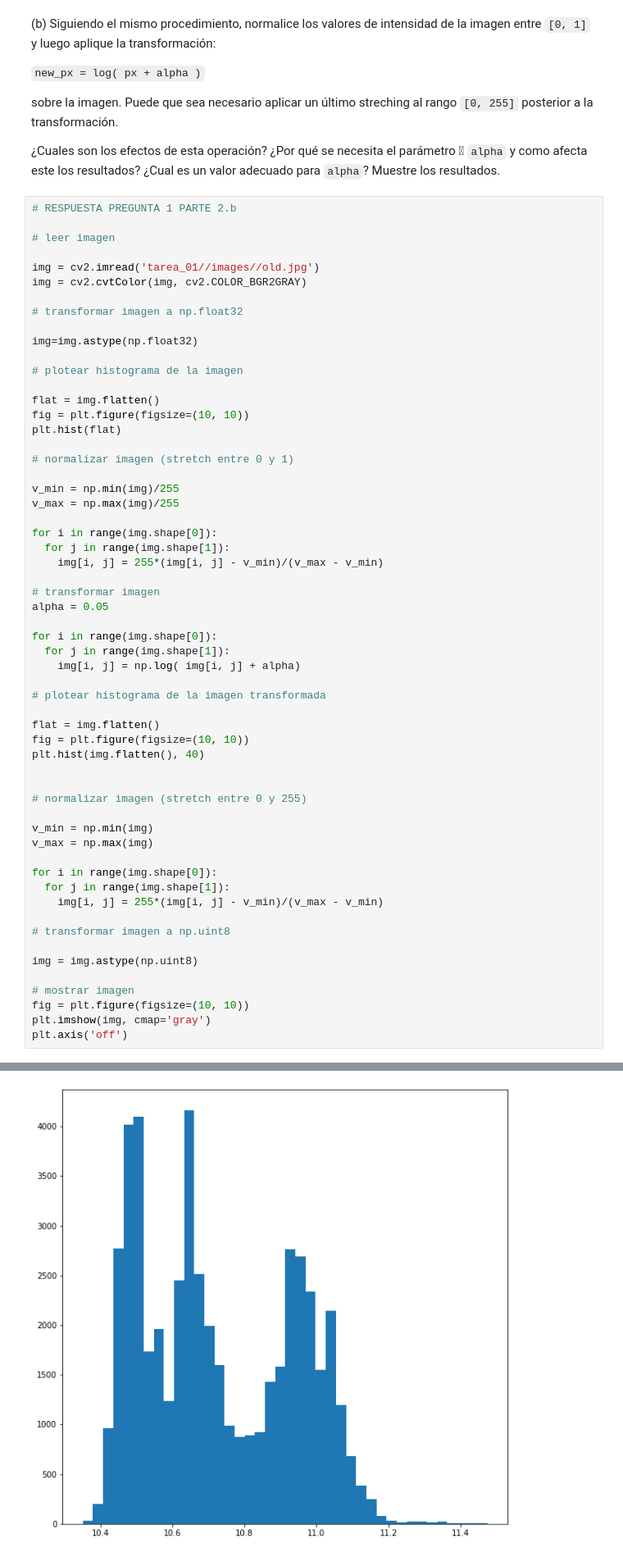
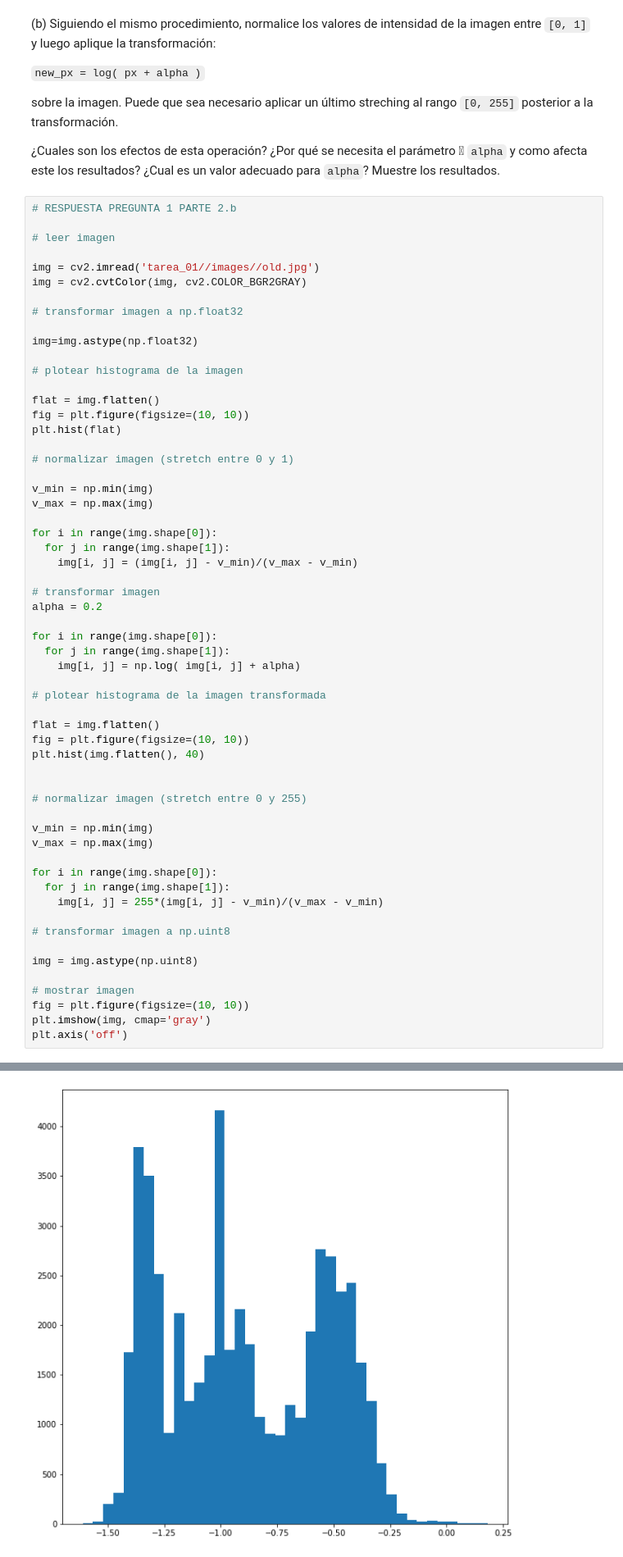
Before and after one commit to DiemenMemen/ME4707, a Jupyter notebook: tarea_01.ipynb, the cells around one changed output, grey strips where cells are left out. Shown at 82% size. Saved outputs shown, nothing was run; the diff lists cells and outputs as text.

```diff
--- a/tarea_01.ipynb
+++ b/tarea_01.ipynb
@@ -346,48 +346,48 @@ plt.hist(flat)
 
 # normalizar imagen (stretch entre 0 y 1)
 
-v_min = np.min(img)/255
-v_max = np.max(img)/255
+v_min = np.min(img)
+v_max = np.max(img)
 
 for i in range(img.shape[0]):
   for j in range(img.shape[1]):
-    img[i, j] = 255*(img[i, j] - v_min)/(v_max - v_min)
+    img[i, j] = (img[i, j] - v_min)/(v_max - v_min)
 
 # transformar imagen
-alpha = 0.05
+alpha = 0.2
 
 for i in range(img.shape[0]):
   for j in range(img.shape[1]):
     img[i, j] = np.log( img[i, j] + alpha)
 
 # plotear histograma de la imagen transformada
 
 flat = img.flatten()
 fig = plt.figure(figsize=(10, 10))
 plt.hist(img.flatten(), 40)
 
 
 # normalizar imagen (stretch entre 0 y 255)
 
 v_min = np.min(img)
 v_max = np.max(img)
 
 for i in range(img.shape[0]):
   for j in range(img.shape[1]):
     img[i, j] = 255*(img[i, j] - v_min)/(v_max - v_min)
 
 # transformar imagen a np.uint8
 
 img = img.astype(np.uint8)
 
 # mostrar imagen
 fig = plt.figure(figsize=(10, 10))
 plt.imshow(img, cmap='gray')
 plt.axis('off')
 # %% [output]
 (-0.5, 224.5, 224.5, -0.5)
 [figure]
-[figure, old version]
+[figure, new version]
 [figure]
 # %% [markdown]
 ## Parte 3
```
Also changed, not shown: parts of 5 cells of this notebook.
